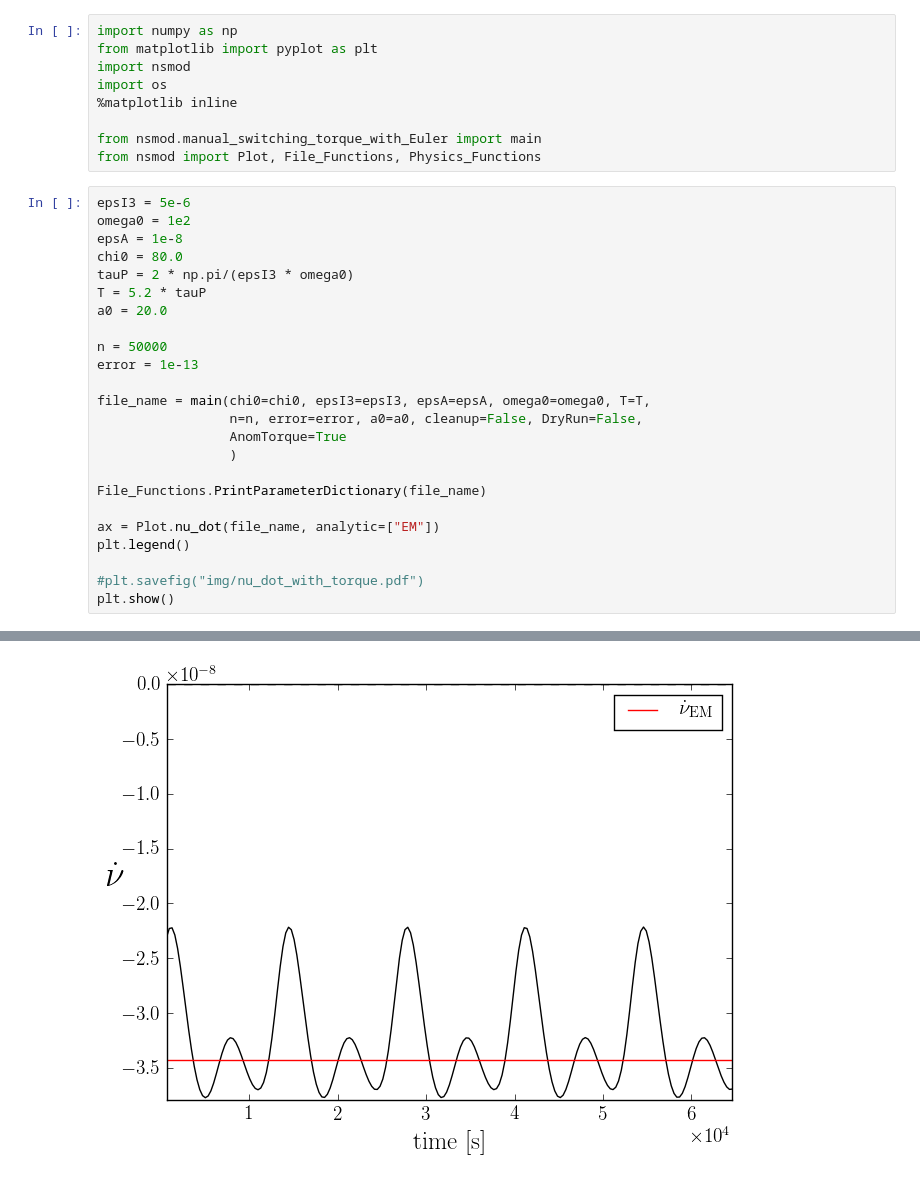
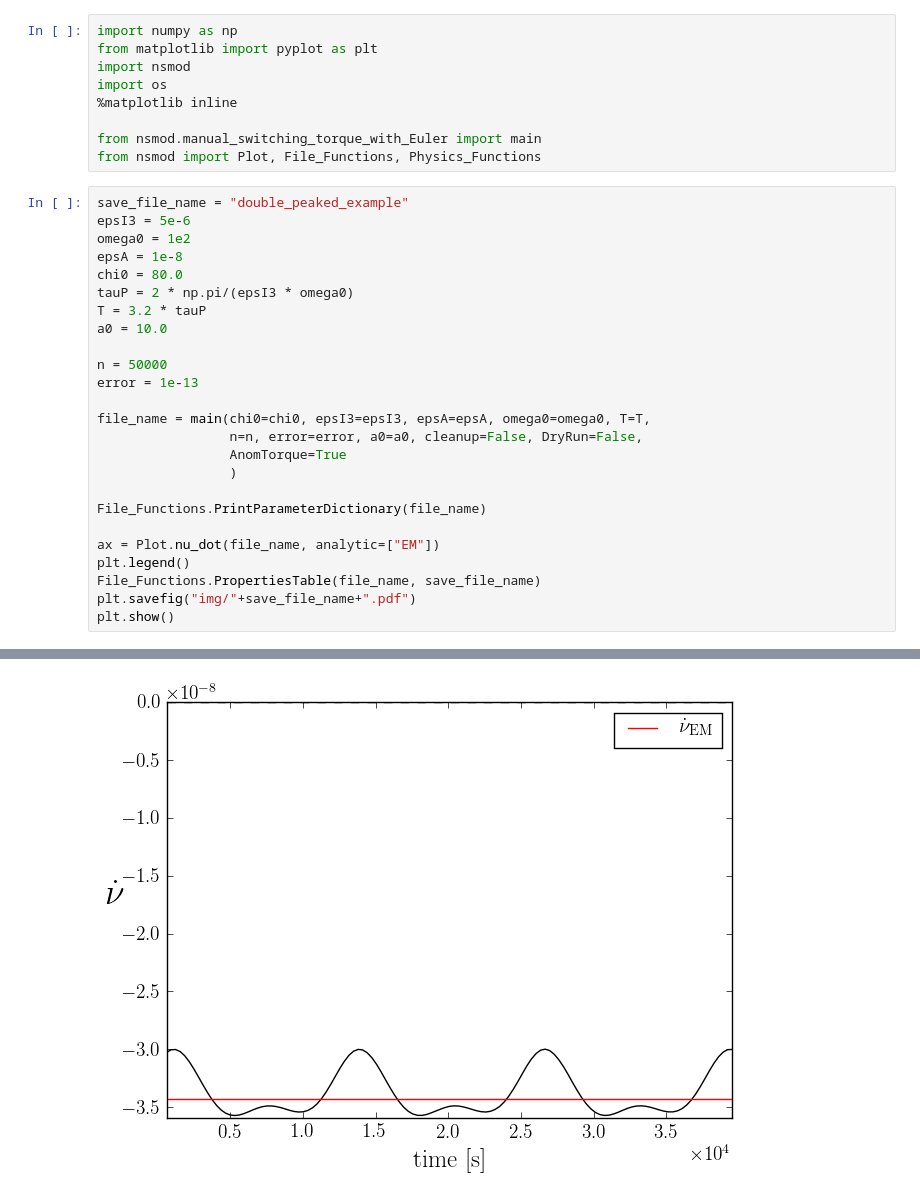
Before and after one commit to GregoryAshton/neutron_star_modelling, a Jupyter notebook: SpindownRate/DoublePeakedSpindown.ipynb, the cells around one changed output, grey strips where cells are left out. Saved outputs shown, nothing was run; the diff lists cells and outputs as text.

```diff
--- a/SpindownRate/DoublePeakedSpindown.ipynb
+++ b/SpindownRate/DoublePeakedSpindown.ipynb
@@ -10,13 +10,14 @@ import os
 from nsmod.manual_switching_torque_with_Euler import main
 from nsmod import Plot, File_Functions, Physics_Functions
 # %%
+save_file_name = "double_peaked_example"
 epsI3 = 5e-6
 omega0 = 1e2
 epsA = 1e-8
 chi0 = 80.0
 tauP = 2 * np.pi/(epsI3 * omega0)
-T = 5.2 * tauP
-a0 = 20.0
+T = 3.2 * tauP
+a0 = 10.0
 
 n = 50000
 error = 1e-13
@@ -30,7 +31,7 @@ File_Functions.PrintParameterDictionary(file_name)
 
 ax = Plot.nu_dot(file_name, analytic=["EM"])
 plt.legend()
-
-#plt.savefig("img/nu_dot_with_torque.pdf")
+File_Functions.PropertiesTable(file_name, save_file_name)
+plt.savefig("img/"+save_file_name+".pdf")
 plt.show()
 # %% [output]
@@ -54,2 +55,2 @@ BETA FUNCTION IS USED
-[figure, old version]
+[figure, new version]
 # %%
```
Also changed, not shown: parts of 2 cells of this notebook, 5 other files.
